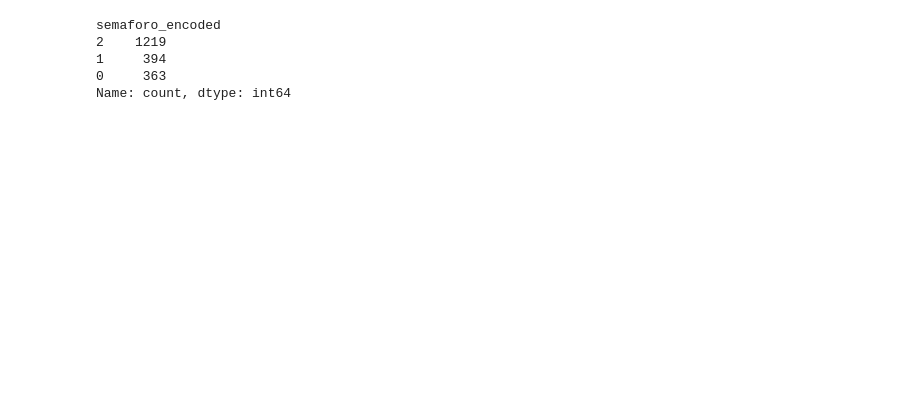
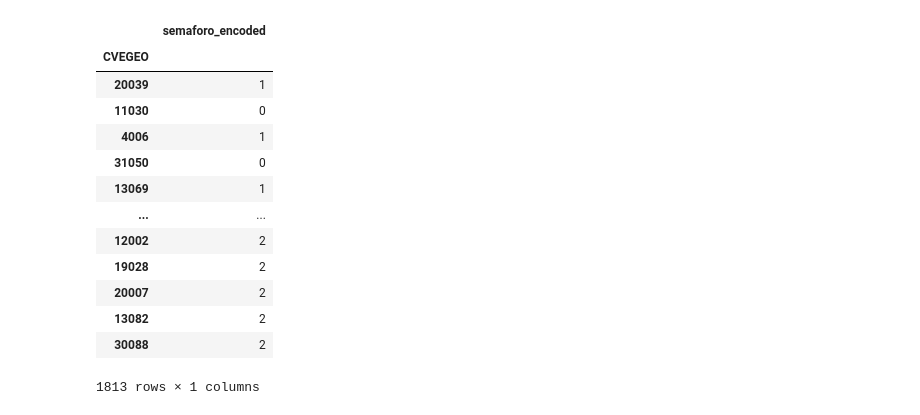
Before and after one commit to raqcoss/ML-water, a Jupyter notebook: self_learning.ipynb, the cells around one changed output. Cells and saved outputs as stored; diff of their text form; code cells hidden in the pictures; blank space fills up the shorter version.

```diff
--- a/self_learning.ipynb
+++ b/self_learning.ipynb
@@ -215,8 +359,19 @@ weighted avg       0.45      0.42      0.43       210
 # %%
-y_train['semaforo_encoded'].value_counts()
+#Trained data
+
+y_train
 # %% [output]
+|  | semaforo_encoded |
+| CVEGEO |  |
+| 20039 | 1 |
+| 11030 | 0 |
+| 4006 | 1 |
+| 31050 | 0 |
+| 13069 | 1 |
+| ... | ... |
+| 12002 | 2 |
+| 19028 | 2 |
+| 20007 | 2 |
+| 13082 | 2 |
+| 30088 | 2 |
-semaforo_encoded
-2    1219
-1     394
-0     363
-Name: count, dtype: int64
+1813 rows × 1 columns
```
Also changed, not shown: parts of 23 cells of this notebook.
